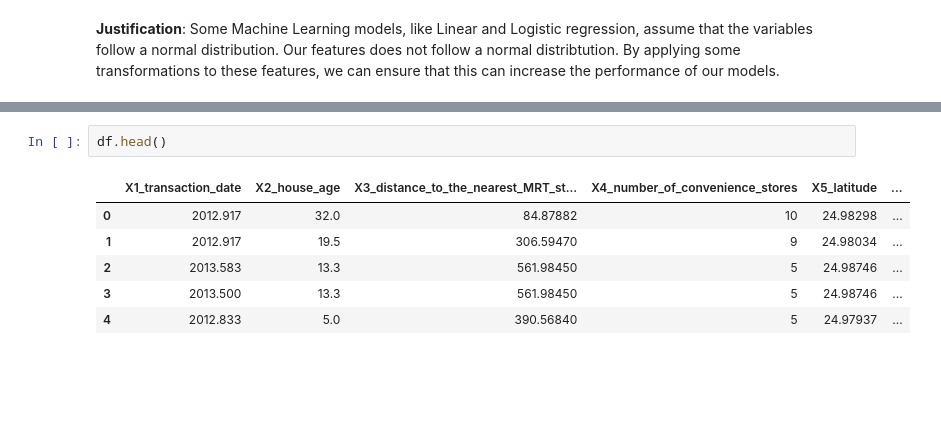
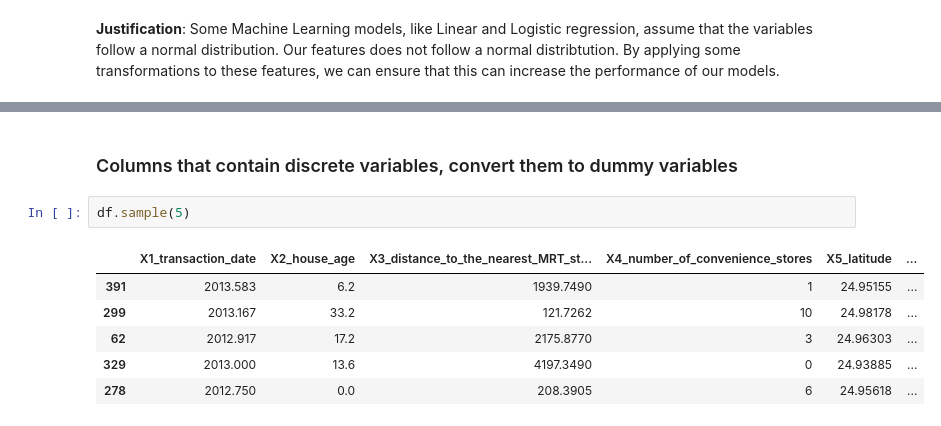
Before and after one commit to KIBOIBRIAN/Real-Estate-dataset-model, a Jupyter notebook: real_estate.ipynb, the cells around one changed output, grey strips where cells are left out. Drawn from its saved outputs; the diff is of its cells as text; blank space fills up the shorter version.

```diff
--- a/real_estate.ipynb
+++ b/real_estate.ipynb
@@ -205,9 +202,11 @@ plt.show()
-# %%
-df.head()
-# %% [output]
-|  | X1_transaction_date | X2_house_age | X3_distance_to_the_nearest_MRT_st... | X4_number_of_convenience_stores | X5_latitude | ... |
-| 0 | 2012.917 | 32.0 | 84.87882 | 10 | 24.98298 | ... |
-| 1 | 2012.917 | 19.5 | 306.59470 | 9 | 24.98034 | ... |
-| 2 | 2013.583 | 13.3 | 561.98450 | 5 | 24.98746 | ... |
-| 3 | 2013.500 | 13.3 | 561.98450 | 5 | 24.98746 | ... |
-| 4 | 2012.833 | 5.0 | 390.56840 | 5 | 24.97937 | ... |
+# %% [markdown]
+### Columns that contain discrete variables, convert them to dummy variables
+# %%
+df.sample(5)
+# %% [output]
+|  | X1_transaction_date | X2_house_age | X3_distance_to_the_nearest_MRT_st... | X4_number_of_convenience_stores | X5_latitude | ... |
+| 391 | 2013.583 | 6.2 | 1939.7490 | 1 | 24.95155 | ... |
+| 299 | 2013.167 | 33.2 | 121.7262 | 10 | 24.98178 | ... |
+| 62 | 2012.917 | 17.2 | 2175.8770 | 3 | 24.96303 | ... |
+| 329 | 2013.000 | 13.6 | 4197.3490 | 0 | 24.93885 | ... |
+| 278 | 2012.750 | 0.0 | 208.3905 | 6 | 24.95618 | ... |
```
Also changed, not shown: parts of 27 cells of this notebook.
